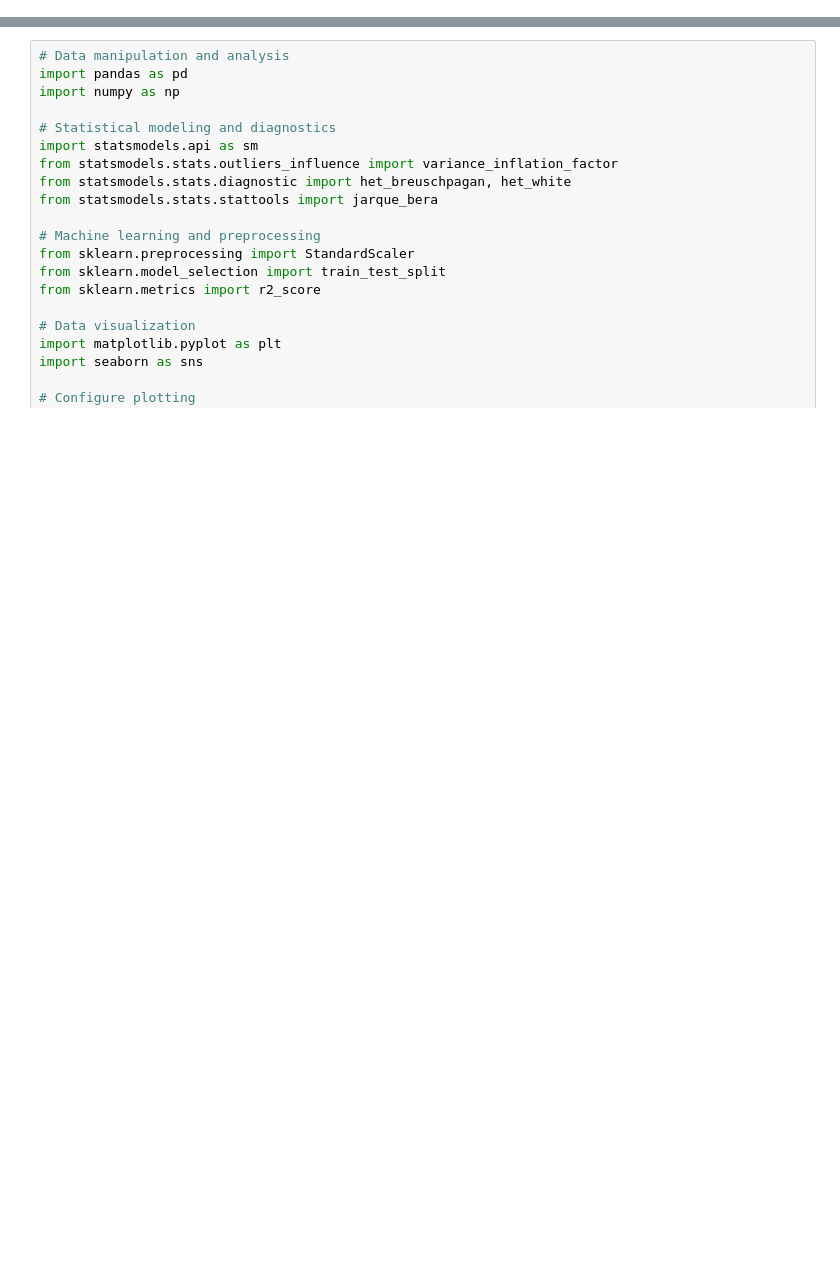
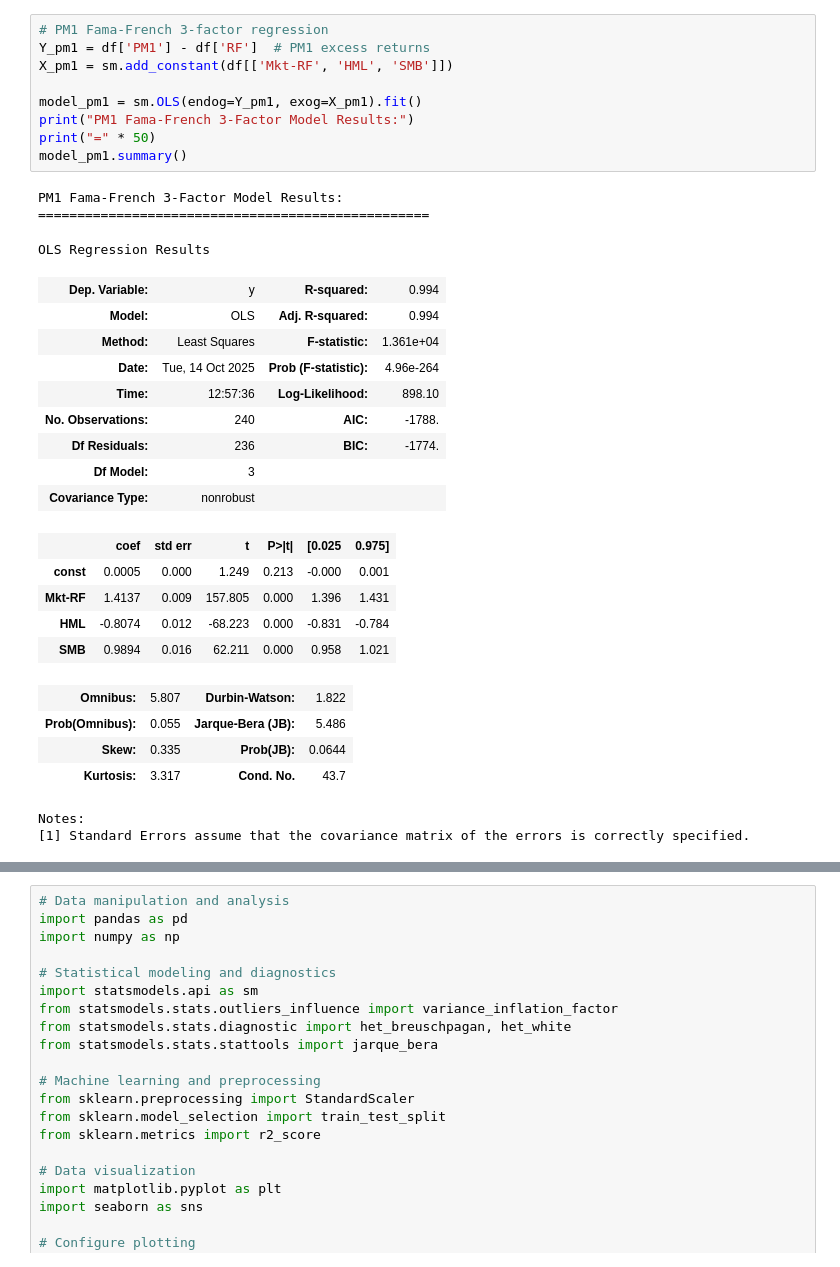
Before and after one commit to Nikhilesh-B/saturate_the_hypersphere, a Jupyter notebook: adv_analytics/hw3/p1.ipynb, the cells around one changed output, grey strips where cells are left out. Saved outputs shown, nothing was run; the diff lists cells and outputs as text; blank space fills up the shorter version.

```diff
--- a/adv_analytics/hw3/p1.ipynb
+++ b/adv_analytics/hw3/p1.ipynb
@@ -0,0 +136,33 @@
+# %%
+# PM1 Fama-French 3-factor regression
+Y_pm1 = df['PM1'] - df['RF']  # PM1 excess returns
+X_pm1 = sm.add_constant(df[['Mkt-RF', 'HML', 'SMB']])
+
+model_pm1 = sm.OLS(endog=Y_pm1, exog=X_pm1).fit()
+print("PM1 Fama-French 3-Factor Model Results:")
+print("=" * 50)
+model_pm1.summary()
+# %% [output]
+PM1 Fama-French 3-Factor Model Results:
+==================================================
+OLS Regression Results
+| Dep. Variable: | y | R-squared: | 0.994 |
+| Model: | OLS | Adj. R-squared: | 0.994 |
+| Method: | Least Squares | F-statistic: | 1.361e+04 |
+| Date: | Tue, 14 Oct 2025 | Prob (F-statistic): | 4.96e-264 |
+| Time: | 12:57:36 | Log-Likelihood: | 898.10 |
+| No. Observations: | 240 | AIC: | -1788. |
+| Df Residuals: | 236 | BIC: | -1774. |
+| Df Model: | 3 |  |  |
+| Covariance Type: | nonrobust |  |  |
+|  | coef | std err | t | P>|t| | [0.025 | 0.975] |
+| const | 0.0005 | 0.000 | 1.249 | 0.213 | -0.000 | 0.001 |
+| Mkt-RF | 1.4137 | 0.009 | 157.805 | 0.000 | 1.396 | 1.431 |
+| HML | -0.8074 | 0.012 | -68.223 | 0.000 | -0.831 | -0.784 |
+| SMB | 0.9894 | 0.016 | 62.211 | 0.000 | 0.958 | 1.021 |
+| Omnibus: | 5.807 | Durbin-Watson: | 1.822 |
+| Prob(Omnibus): | 0.055 | Jarque-Bera (JB): | 5.486 |
+| Skew: | 0.335 | Prob(JB): | 0.0644 |
+| Kurtosis: | 3.317 | Cond. No. | 43.7 |
+Notes:
+[1] Standard Errors assume that the covariance matrix of the errors is correctly specified.
```
Also changed, not shown: parts of 23 cells of this notebook, 6 other files.
